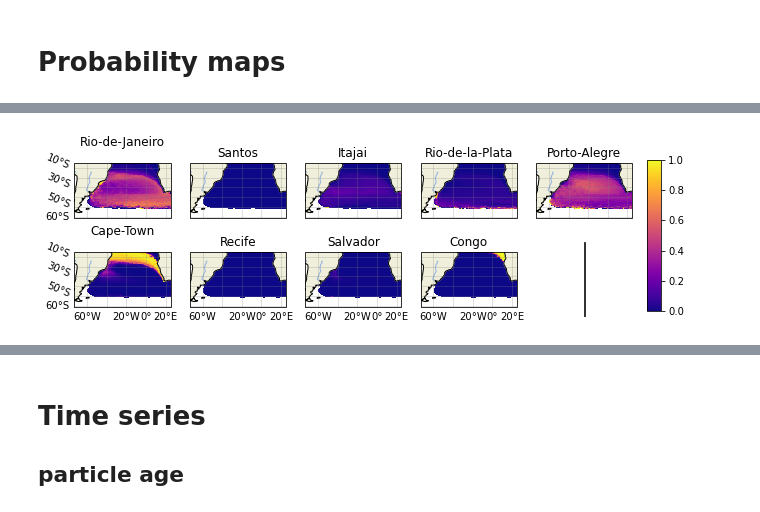
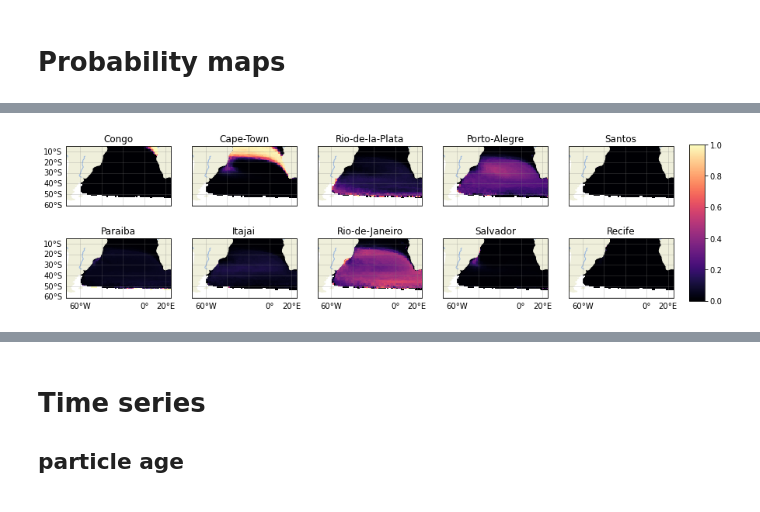
Before and after one commit to OceanParcels/BayesianAnalysis_SouthAtlantic, a Jupyter notebook: notebooks/article_plots.ipynb, the cells around one changed output, grey strips where cells are left out. Cells and saved outputs as stored; diff of their text form; code cells hidden in the pictures.

```diff
--- a/notebooks/article_plots.ipynb
+++ b/notebooks/article_plots.ipynb
@@ -21,0 +21,3 @@ likelihood_avg_1500 = np.load('../data/analysis/sa-S03/likelihood_sa-S03_average
+# %%
+posterior = xr.load_dataset('../data/analysis/sa-s06/posterior_sa-S06_aw1600.nc')
+likelihood = xr.load_dataset('../data/analysis/sa-s06/likelihood_sa-S06_aw1600.nc')
@@ -30,4 +54,4 @@ ordered_labels = ['Rio-de-Janeiro',
                   'Salvador',
                   'Congo']
 
-labels = list(posterior_avg_1500.keys())
+labels = list(posterior.keys())
@@ -139,43 +104,42 @@ KeyError: 'Recife'
 # %%
 # posterior 4 years
-y,x = np.meshgrid(params['lat_range'], params['lon_range'])
+y,x = np.meshgrid(posterior['lat'], posterior['lon'])
 t=0
 
-fig,ax = plt.subplots(ncols=5,nrows=2,figsize=(10,3),
+fig,ax = plt.subplots(ncols=5,nrows=2,figsize=(14,4),
                       subplot_kw={'projection': ccrs.PlateCarree()}, sharey=True)
 
 ax = ax.reshape(10)
 
-for k, loc in enumerate(ordered_labels):
+for k, loc in enumerate(labels):
 
-    z = posterior_avg_1500[loc][t] #np.ma.masked_array(prob[loc][t], mask=prob['dimensions']['mask'])
+    z = posterior[loc][t] #np.ma.masked_array(prob[loc][t], mask=prob['dimensions']['mask'])
 
     ax[k].set_extent([-73.0, 24.916666,-60.916664, -5.0833335], crs=ccrs.PlateCarree())
     #ax[k].add_feature(cfeature.OCEAN)
     ax[k].add_feature(cfeature.LAND, zorder=1)
-    ax[k].add_feature(cfeature.COASTLINE)
     ax[k].add_feature(cfeature.RIVERS)
     ax[k].set_title(loc)
-    im = ax[k].pcolormesh(x,y,z,cmap='plasma', vmax=1)
+    im = ax[k].pcolormesh(x,y,z,cmap='magma', vmax=1)
     gl = ax[k].gridlines(crs=ccrs.PlateCarree(), draw_labels=True,
                   linewidth=0.5, color='gray', alpha=0.5)
 
-    if k in [1,2,3,4,6,7,8]:
+    if k in [1,2,3,4,6,7,8,9]:
         gl.left_labels = False
 
     if k in [0,1,2,3,4]:
         gl.bottom_labels = False
 
     gl.top_labels = False
     gl.right_labels = False
 #     ax[k].scatter(river_sources[loc][1], river_sources[loc][0],
 #                s=50, marker='o', color='red', edgecolors='k', zorder=3)
 
 bar_ax = fig.add_axes([0.92, 0.15, 0.02, 0.7])
 cbar = fig.colorbar(im, cax=bar_ax, orientation='vertical')
 # cbar.set_label('Posterior Probability', rotation=270, labelpad=15, fontsize=13)
 # fig.text(0.1,0.93,f'Average particle age = {t:0.0f} months')
 # fig.text(0.1,0.93,f'4.1 years average')
-plt.savefig('../article_figs/posterior_4y_average', dpi=200)
+plt.savefig('../article_figs/posterior_4y_average', dpi=300)
 # %% [output]
-[figure, old version]
+[figure, new version]
```
Also changed, not shown: parts of 11 cells of this notebook, 3 other files.
